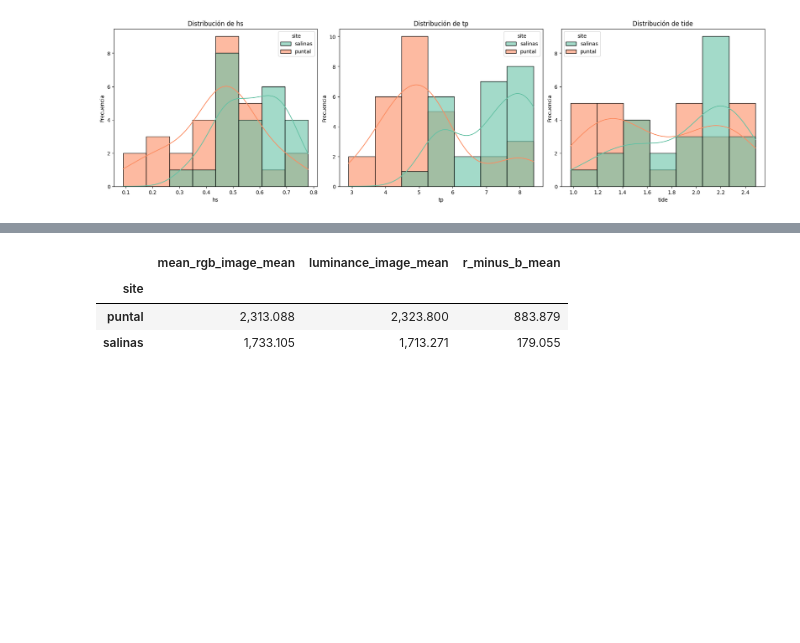
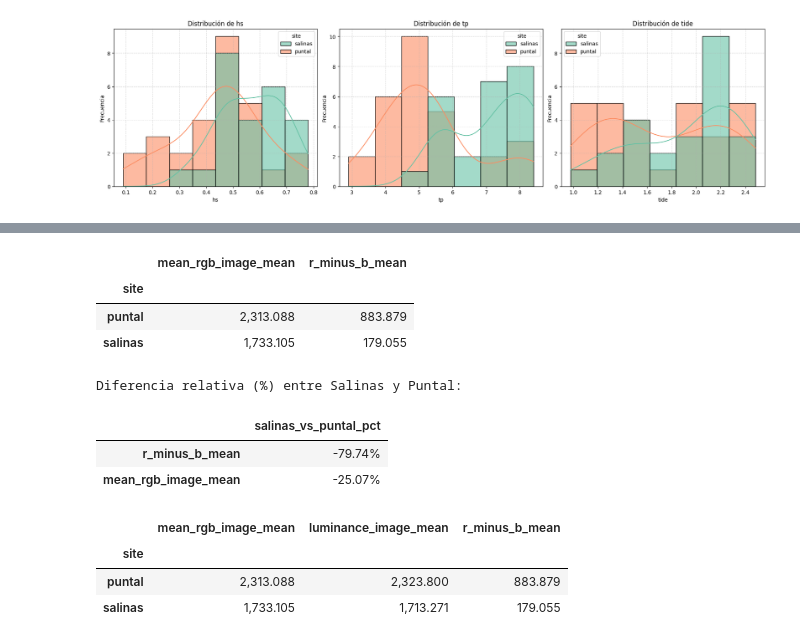
Before and after one commit to AlbertGallegoJimenez/sentinel2-coastline-benchmarking, a Jupyter notebook: notebooks/evaluate_brightness.ipynb, the cells around one changed output, grey strips where cells are left out. Saved outputs shown, nothing was run; the diff lists cells and outputs as text; code cells hidden in the pictures; blank space fills up the shorter version.

```diff
--- a/notebooks/evaluate_brightness.ipynb
+++ b/notebooks/evaluate_brightness.ipynb
@@ -105,3 +150,28 @@ plt.show()
+# %%
+mean_by_site = df.groupby(site_col)[focus_metrics].mean(numeric_only=True)
+display(mean_by_site.style.format('{:,.3f}'))
+
+sites_lower = {s.lower(): s for s in mean_by_site.index.tolist()}
+if "puntal" in sites_lower and "salinas" in sites_lower:
+    puntal_site = sites_lower["puntal"]
+    salinas_site = sites_lower["salinas"]
+
+    rel = pd.DataFrame({
+        "salinas_vs_puntal_pct": (mean_by_site.loc[salinas_site] / mean_by_site.loc[puntal_site] - 1) * 100,
+    })
+    rel = rel.sort_values(by="salinas_vs_puntal_pct", key=lambda s: s.abs(), ascending=False)
+
+print("Diferencia relativa (%) entre Salinas y Puntal:")
+display(rel.style.format('{:,.2f}%'))
+# %% [output]
+|  | mean_rgb_image_mean | r_minus_b_mean |
+| site |  |  |
+| puntal | 2,313.088 | 883.879 |
+| salinas | 1,733.105 | 179.055 |
+Diferencia relativa (%) entre Salinas y Puntal:
+|  | salinas_vs_puntal_pct |
+| r_minus_b_mean | -79.74% |
+| mean_rgb_image_mean | -25.07% |
 # %%
 # Comparación relativa (%) entre playas para métricas recomendadas (solo Puntal vs Salinas)
 mean_by_site = df.groupby(site_col)[focus_metrics].mean(numeric_only=True)
```
Also changed, not shown: parts of 2 cells of this notebook, 15 other files.
